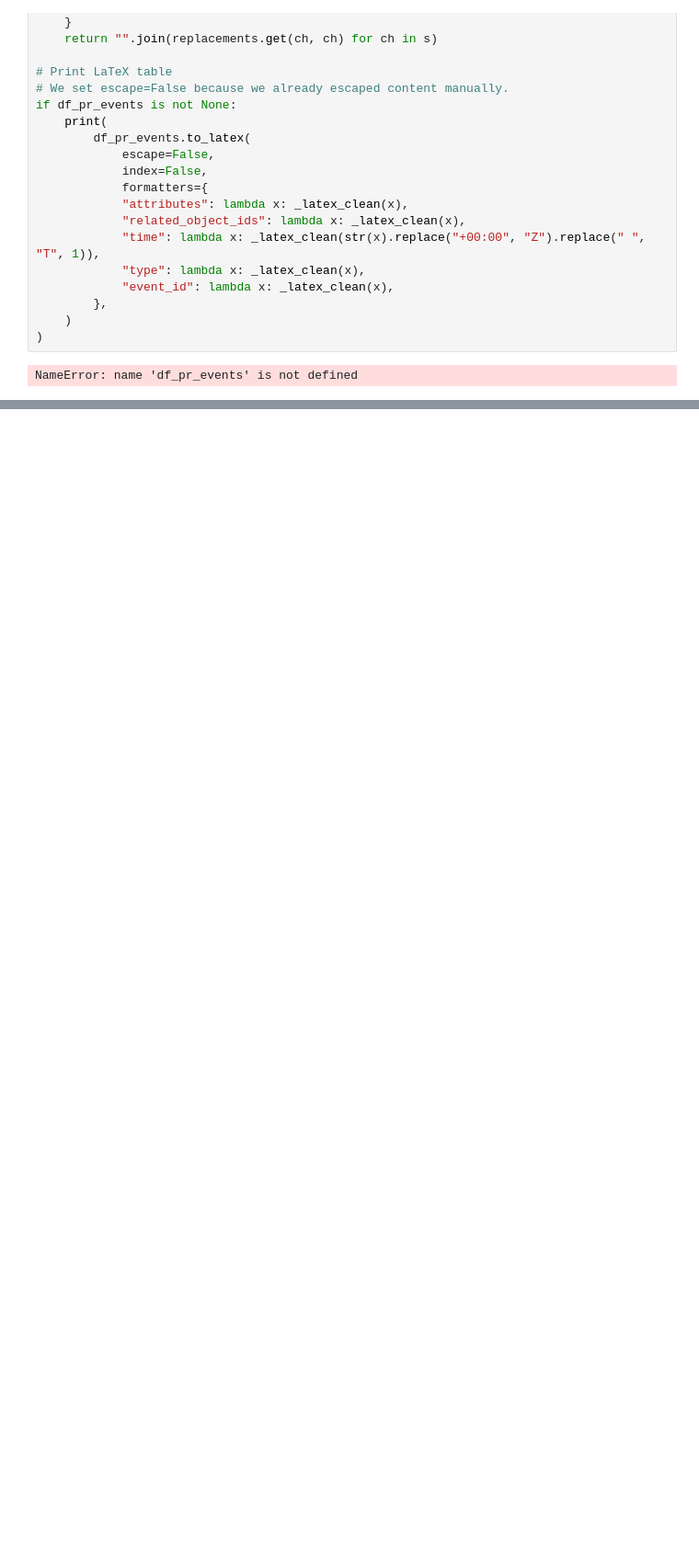
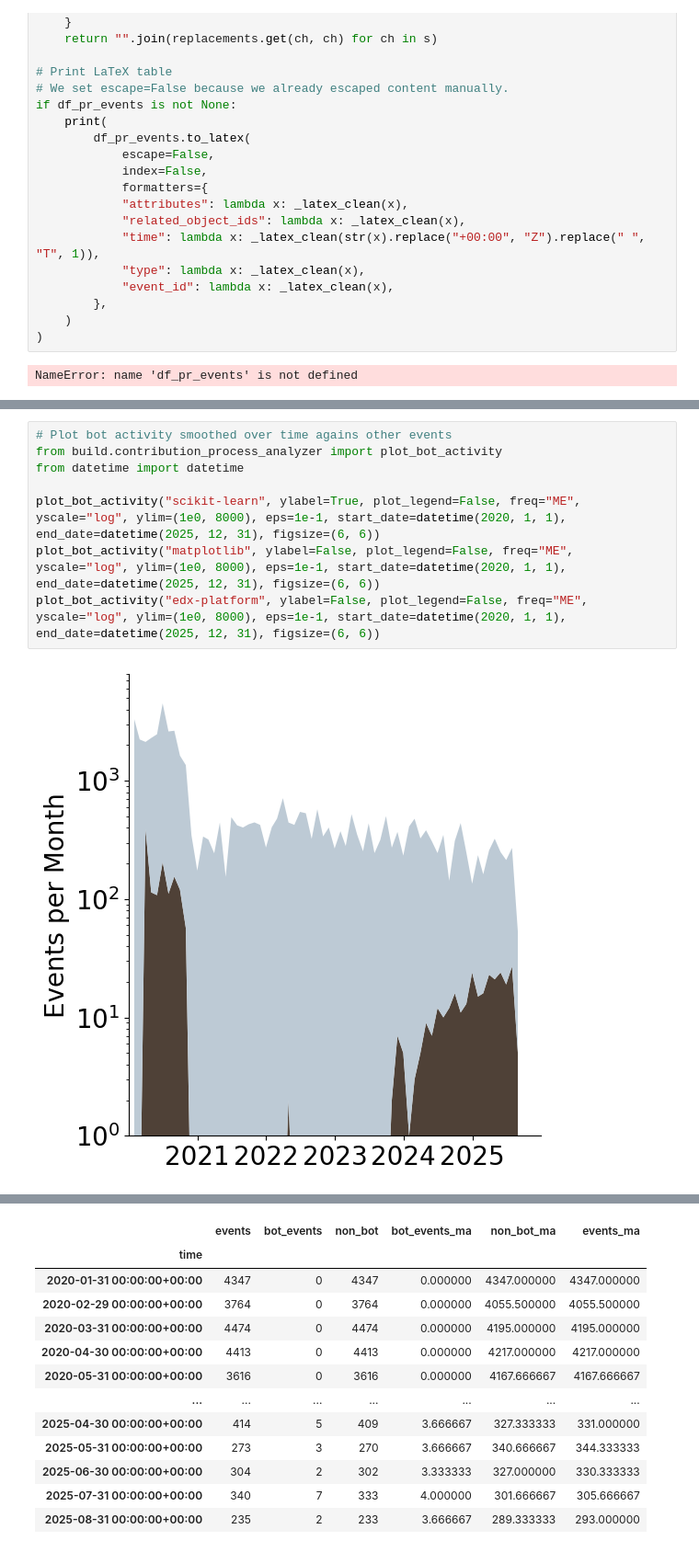
Before and after one commit to AlexS-1/Bachelor-Code, a Jupyter notebook: main.ipynb, the cells around one changed output, grey strips where cells are left out. Shown at 92% size. Drawn from its saved outputs; the diff is of its cells as text; blank space fills up the shorter version.

```diff
--- a/main.ipynb
+++ b/main.ipynb
@@ -2044,0 +2559,10 @@ df_issue_label_bot.head() if df_issue_label_bot is not None else None
+# %%
+# Plot bot activity smoothed over time agains other events
+from build.contribution_process_analyzer import plot_bot_activity
+from datetime import datetime
+
+plot_bot_activity("scikit-learn", ylabel=True, plot_legend=False, freq="ME", yscale="log", ylim=(1e0, 8000), eps=1e-1, start_date=datetime(2020, 1, 1), end_date=datetime(2025, 12, 31), figsize=(6, 6))
+plot_bot_activity("matplotlib", ylabel=False, plot_legend=False, freq="ME", yscale="log", ylim=(1e0, 8000), eps=1e-1, start_date=datetime(2020, 1, 1), end_date=datetime(2025, 12, 31), figsize=(6, 6))
+plot_bot_activity("edx-platform", ylabel=False, plot_legend=False, freq="ME", yscale="log", ylim=(1e0, 8000), eps=1e-1, start_date=datetime(2020, 1, 1), end_date=datetime(2025, 12, 31), figsize=(6, 6))
+# %% [output]
+[figure, added]
@@ -2044,0 +2571,13 @@ df_issue_label_bot.head() if df_issue_label_bot is not None else None
+|  | events | bot_events | non_bot | bot_events_ma | non_bot_ma | events_ma |
+| time |  |  |  |  |  |  |
+| 2020-01-31 00:00:00+00:00 | 4347 | 0 | 4347 | 0.000000 | 4347.000000 | 4347.000000 |
+| 2020-02-29 00:00:00+00:00 | 3764 | 0 | 3764 | 0.000000 | 4055.500000 | 4055.500000 |
+| 2020-03-31 00:00:00+00:00 | 4474 | 0 | 4474 | 0.000000 | 4195.000000 | 4195.000000 |
+| 2020-04-30 00:00:00+00:00 | 4413 | 0 | 4413 | 0.000000 | 4217.000000 | 4217.000000 |
+| 2020-05-31 00:00:00+00:00 | 3616 | 0 | 3616 | 0.000000 | 4167.666667 | 4167.666667 |
+| ... | ... | ... | ... | ... | ... | ... |
+| 2025-04-30 00:00:00+00:00 | 414 | 5 | 409 | 3.666667 | 327.333333 | 331.000000 |
+| 2025-05-31 00:00:00+00:00 | 273 | 3 | 270 | 3.666667 | 340.666667 | 344.333333 |
+| 2025-06-30 00:00:00+00:00 | 304 | 2 | 302 | 3.333333 | 327.000000 | 330.333333 |
+| 2025-07-31 00:00:00+00:00 | 340 | 7 | 333 | 4.000000 | 301.666667 | 305.666667 |
+| 2025-08-31 00:00:00+00:00 | 235 | 2 | 233 | 3.666667 | 289.333333 | 293.000000 |
```
Also changed, not shown: parts of 60 cells of this notebook, 9 other files.
